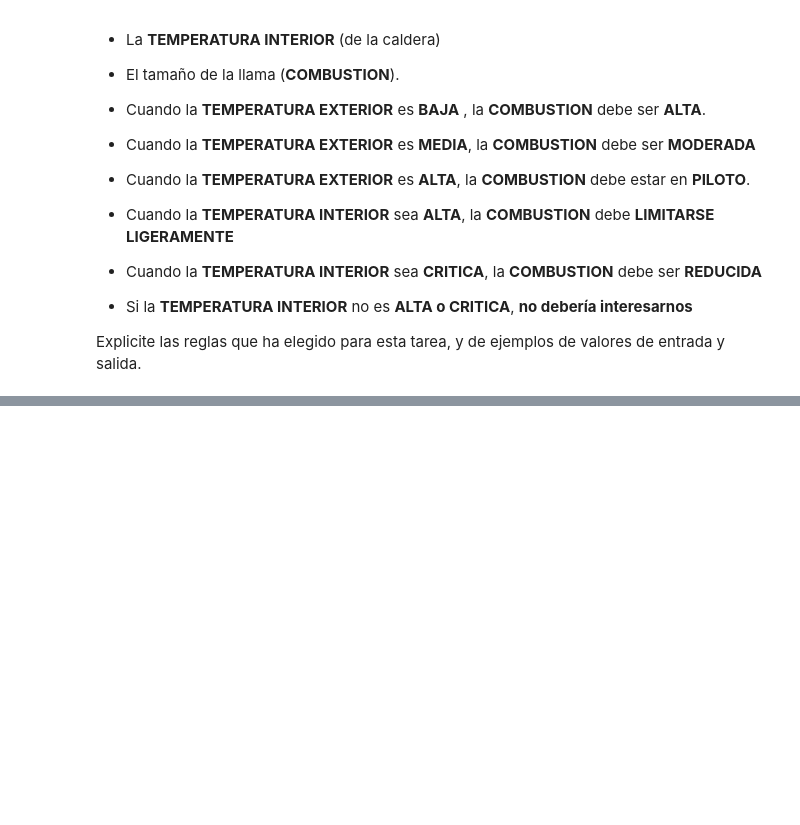
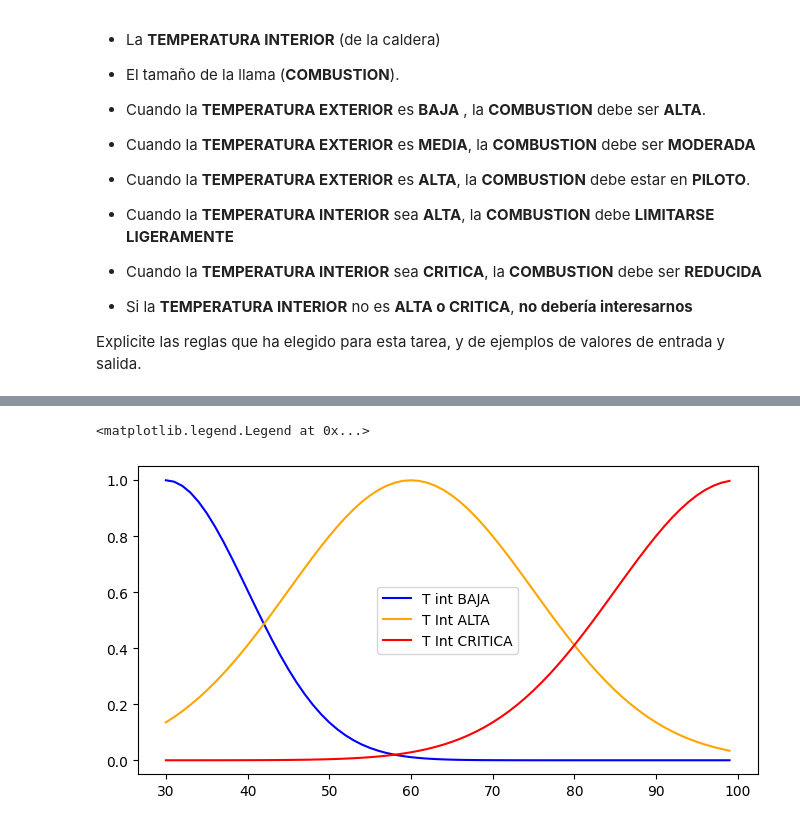
Before and after one commit to facundodelga/TP-IA-sugeno, a Jupyter notebook: MamdaniTP.ipynb, the cells around one changed output, grey strips where cells are left out. Drawn from its saved outputs; the diff is of its cells as text; code cells hidden in the pictures; blank space fills up the shorter version.

```diff
--- a/MamdaniTP.ipynb
+++ b/MamdaniTP.ipynb
@@ -40,0 +55,17 @@ t_int_critica = fuzz.gaussmf(t_int,[71,100])
+# %%
+# #Funcion de pertenencia de temperatura interior
+t_int_baja = fuzz.gaussmf(t_int,30,10)
+t_int_alta = fuzz.gaussmf(t_int,60,15)
+t_int_critica = fuzz.gaussmf(t_int,100,15)
+
+
+#Grafico funciones de pertenencia
+fig, ay = plt.subplots(nrows=1, figsize=(8, 4))
+
+ay.plot(t_int,t_int_baja, color = "blue", label = "T int BAJA")
+ay.plot(t_int,t_int_alta, color = "orange", label = "T Int ALTA")
+ay.plot(t_int,t_int_critica, color = "red", label = "T Int CRITICA")
+ay.legend()
+# %% [output]
+<matplotlib.legend.Legend at 0x...>
+[figure, added]
```
Also changed, not shown: parts of 7 cells of this notebook.
